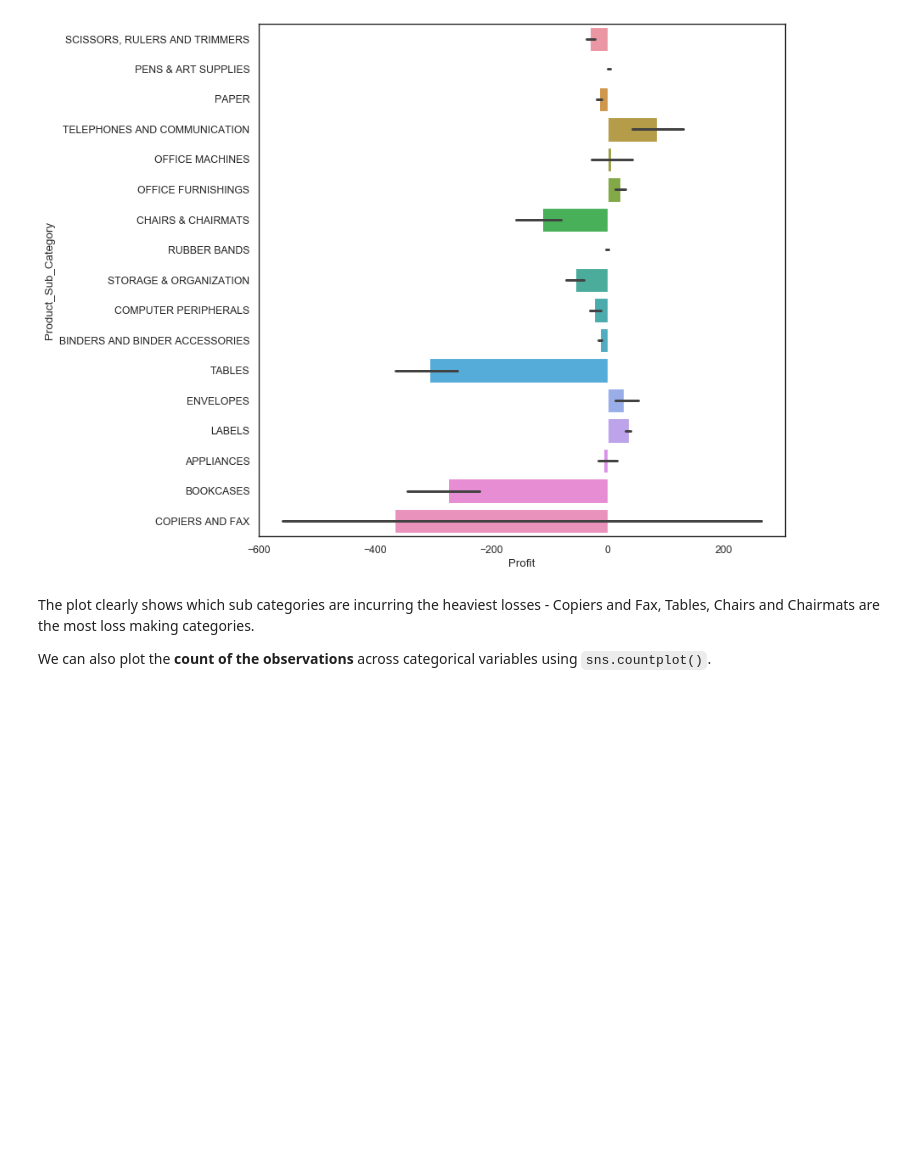
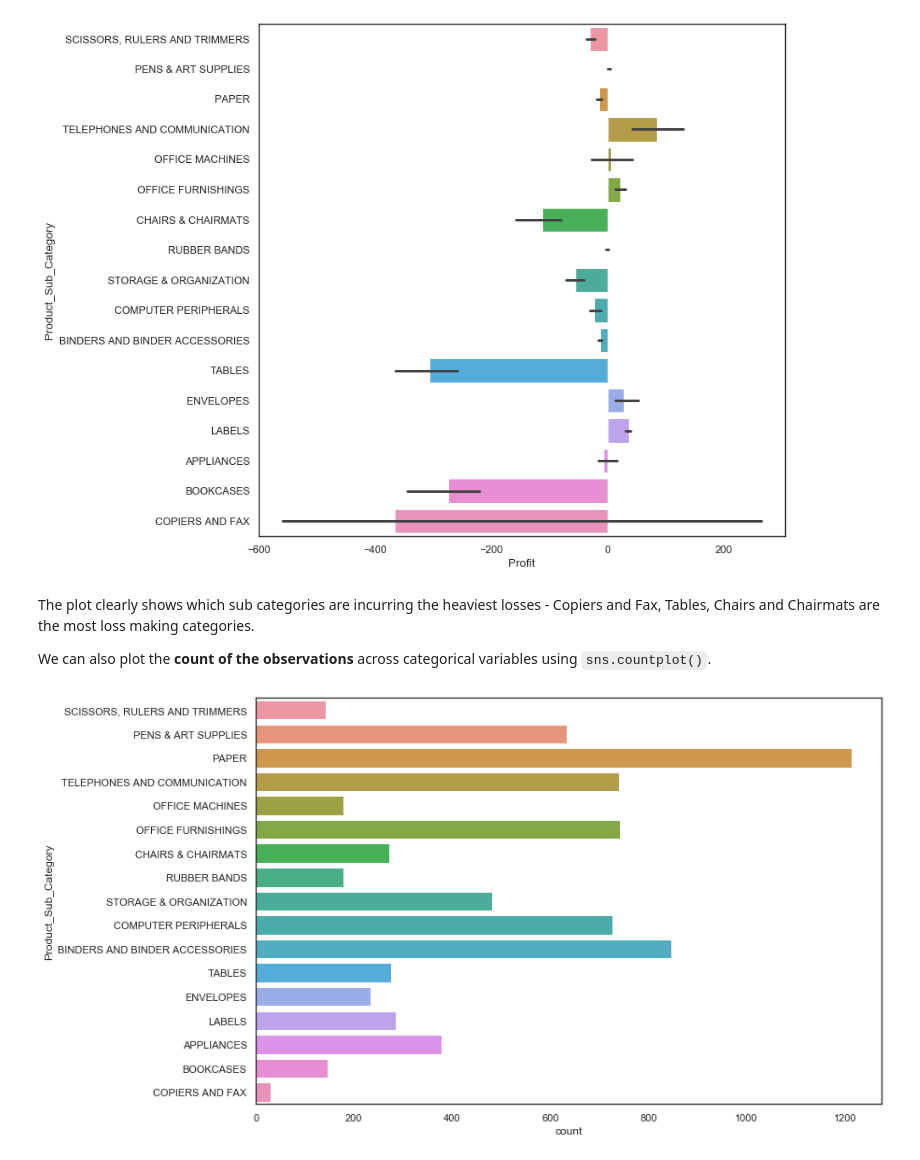
Before and after one commit to R-aryan/Machine_Learning_Crash_Course, a Jupyter notebook: Data Visualization/Plotting_Categorical_Data.ipynb, the cells around one changed output. Drawn from its saved outputs; the diff is of its cells as text; code cells hidden in the pictures; blank space fills up the shorter version.

```diff
--- a/Data Visualization/Plotting_Categorical_Data.ipynb
+++ b/Data Visualization/Plotting_Categorical_Data.ipynb
@@ -217,5 +217,7 @@ We can also plot the **count of the observations** across categorical variables
 # %%
 #plotting count for different categorical variable
 plt.figure(figsize=(12,8))
-sns.countplot(y='Product_Sub_category',data=df)
+sns.countplot(y='Product_Sub_Category',data=df)
 plt.show()
+# %% [output]
+[figure, added]
```
Also changed, not shown: parts of 1 cell of this notebook.
